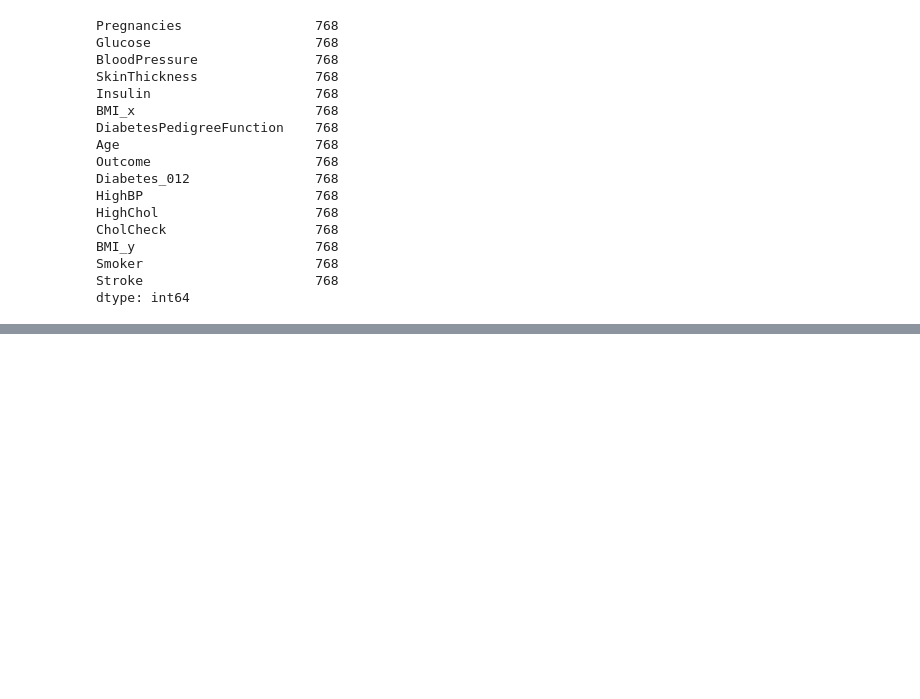
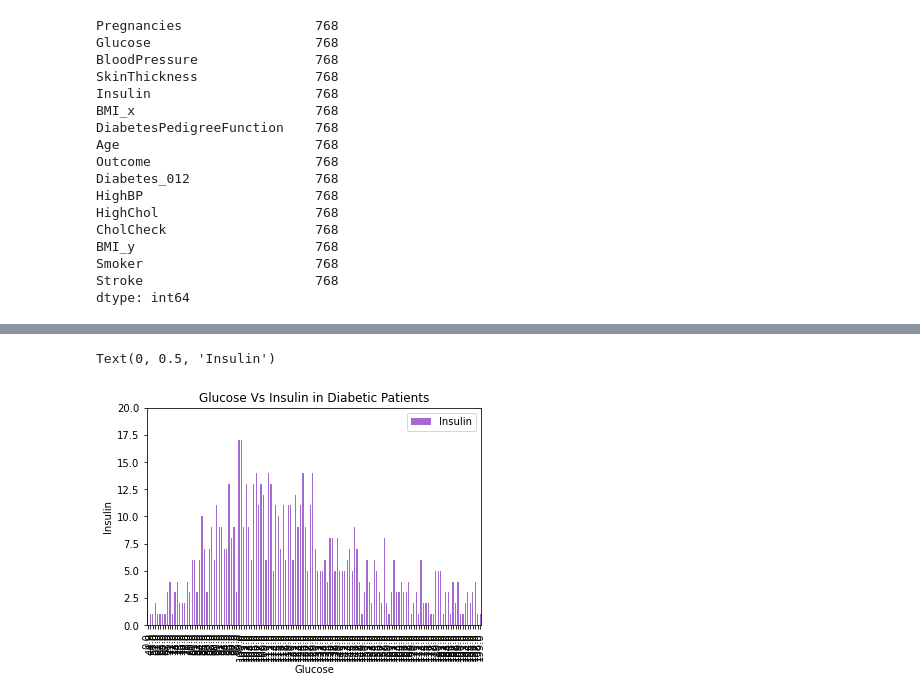
Before and after one commit to mward95/Diabetes_Extract_Transform_Load, a Jupyter notebook: Diabetes.ipynb, the cells around one changed output, grey strips where cells are left out. Drawn from its saved outputs; the diff is of its cells as text; code cells hidden in the pictures; blank space fills up the shorter version.

Commit message:
graphs and cleaning

```diff
--- a/Diabetes.ipynb
+++ b/Diabetes.ipynb
@@ -203,3 +204,19 @@ diabetes_data_df.describe()
 | 50% | 3.000000 | 117.000000 | 72.000000 | 23.000000 | 30.500000 | 32.000000 | 0.372500 | 29.000000 | ... |
 | 75% | 6.000000 | 140.250000 | 80.000000 | 32.000000 | 127.250000 | 36.600000 | 0.626250 | 41.000000 | ... |
 | max | 17.000000 | 199.000000 | 122.000000 | 99.000000 | 846.000000 | 67.100000 | 2.420000 | 81.000000 | ... |
+# %%
+# Bar Graph
+
+r_bar=diabetes_data_df.groupby("Glucose")
+# Create a dataframe count
+r_count = pd.DataFrame(r_bar["Insulin"].count())
+# Create a bar chart based off of the group series from before and label the title
+# used hexidecimal code for fun and you can pick way more specfic colors
+r_chart = r_count.plot(kind="bar", title="Glucose Vs Insulin in Diabetic Patients", color="#A36ACF",)
+# Set the X-label and Y-label
+r_chart.set_xlabel("Glucose")
+r_chart.set_ylim([0, 20])
+r_chart.set_ylabel("Insulin")
+# %% [output]
+Text(0, 0.5, 'Insulin')
+[figure, added]
```
Also changed, not shown: parts of 5 cells of this notebook, 3 other files.
